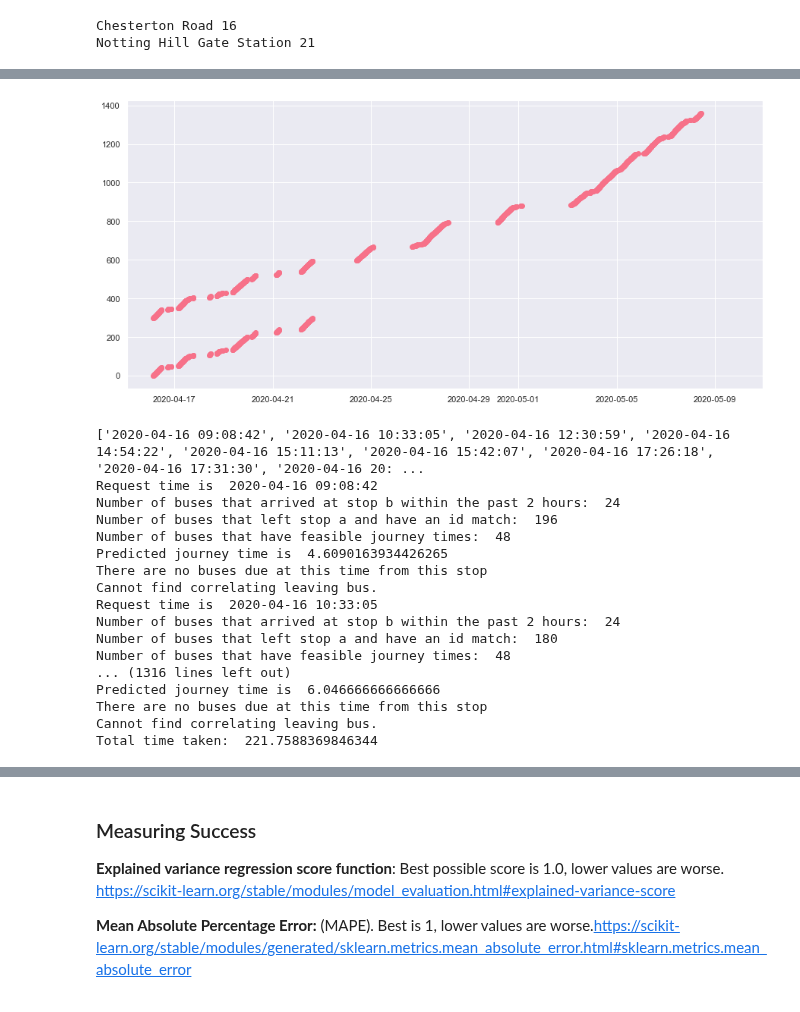
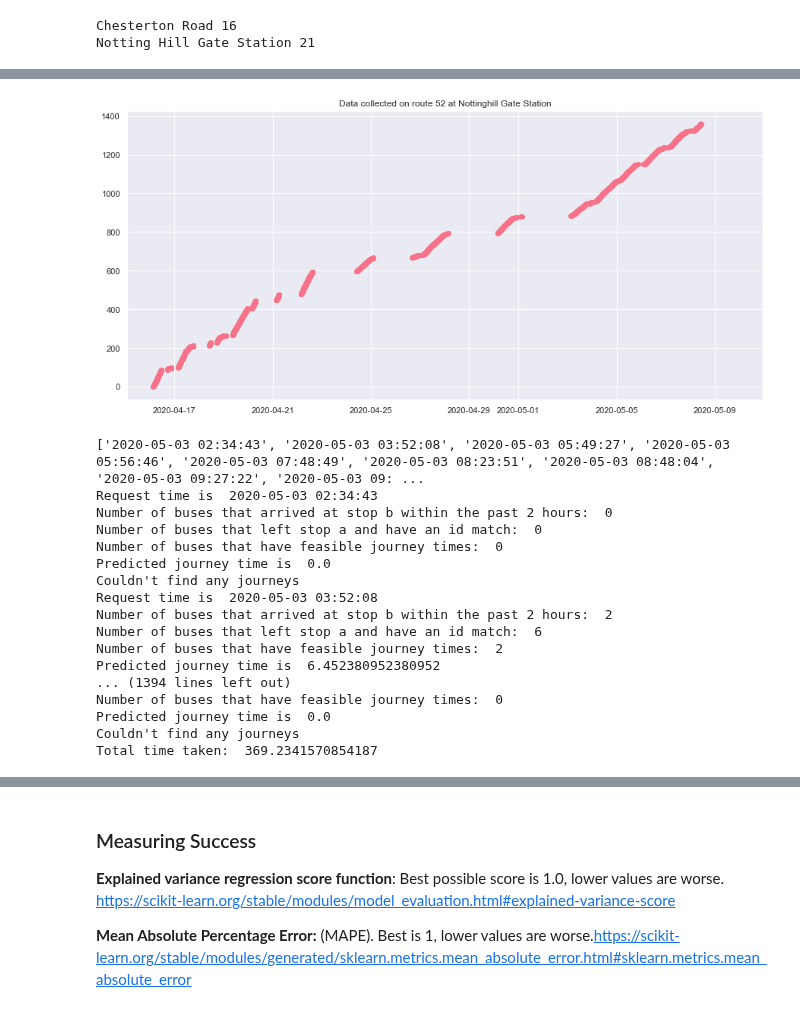
Before and after one commit to serenelc/individual-project-beng, a Jupyter notebook: historical-models.ipynb, the cells around one changed output, grey strips where cells are left out. Saved outputs shown, nothing was run; the diff lists cells and outputs as text; code cells hidden in the pictures.

```diff
--- a/historical-models.ipynb
+++ b/historical-models.ipynb
@@ -65,6 +64,7 @@ def init_explore(df, route):
     df = df[["bus_stop_name", "expected_arrival", "vehicle_id", "time_of_req", "direction"]]
 
     df.rename(columns={'expected_arrival':'time_of_arrival'}, inplace=True)
+    df = df.sort_values(by='time_of_arrival', ignore_index=True)
     return df
 # %%
 def add_extra_data(route):
@@ -438,11 +430,11 @@ I now get the actual arrival time. The same bus that we used to calculate the pr
 
 To evaluate success, plot the predicted journey journey time against the actual journey time and could calculate the MAPE or something along those lines.
 # %%
-stop_a_name = stops_in_sequence_inbound.get("52")[16]
-stop_b_name = stops_in_sequence_inbound.get("52")[21]
+stop_a_name52 = stops_in_sequence_inbound.get("52")[16]
+stop_b_name52 = stops_in_sequence_inbound.get("52")[21]
 
-print(stop_a_name, stops_in_sequence_inbound.get("52").index("Chesterton Road"))
-print(stop_b_name, stops_in_sequence_inbound.get("52").index("Notting Hill Gate Station"))
+print(stop_a_name52, stops_in_sequence_inbound.get("52").index("Chesterton Road"))
+print(stop_b_name52, stops_in_sequence_inbound.get("52").index("Notting Hill Gate Station"))
 # %% [output]
 Chesterton Road 16
 Notting Hill Gate Station 21
@@ -466,9 +458,9 @@ stop_a.head()
 # %%
-stop_b = b_52.loc[(b_52['bus_stop_name'] == stop_b_name) & (b_52['direction'] == 'inbound')]
-[_, stop_b_id, _, _, _] = stop_b.iloc[0]['vehicle_id'].split('_')
-print(stop_b.shape)
-print(stop_b_id)
-stop_b.head()
+stop_b52 = b_52.loc[(b_52['bus_stop_name'] == stop_b_name52) & (b_52['direction'] == 'inbound')]
+[_, stop_b_id52, _, _, _] = stop_b52.iloc[0]['vehicle_id'].split('_')
+print(stop_b52.shape)
+print(stop_b_id52)
+stop_b52.head()
 # %% [output]
 (1360, 5)
 490000167G
@@ -481,11 +473,12 @@ stop_b.head()
 # %%
 fig, ax = plt.subplots(figsize=(15,7))
-x = [convert_time_to_datetime(i) for i in stop_b['time_of_arrival']]
+x = [convert_time_to_datetime(i) for i in stop_b52['time_of_arrival']]
 ax.scatter(x, [i for i in range(0, len(x))])
 ax.set_xlim([dt.datetime(2020, 4, 15, 2), dt.datetime(2020, 5, 10, 22, 59, 59)])
+ax.set_title("Data collected on route 52 at Nottinghill Gate Station")
 plt.show()
 # %% [output]
-[figure, old version]
+[figure, new version]
 # %%
 # Getting predicted arrival times for buses on route 52 for a gap of 5 stops.
 """
@@ -498,14 +491,14 @@ accs_jrny_52 = actual journey times (in minutes)
 
 preds_52 = []
 accs_52 = []
-req_times_52 = generate_random_request_times("2020-04-16 03:00:00", "2020-05-07 23:59:59", 200)
+req_times_52 = generate_random_request_times("2020-05-03 02:00:00", "2020-05-08 23:59:59", 200)
 req_timesx_52 = []
 preds_jrny_52 = []
 accs_jrny_52 = []
 
 start = time.time()
 for req_time in req_times_52:
-    pt, at, pj, aj = pred_eval_arrival_times_mult(req_time, stop_a, stop_b, stop_a_id, stop_b_id)
+    pt, at, pj, aj = pred_eval_arrival_times_mult(req_time, stop_a52, stop_b52, stop_a_id52, stop_b_id52)
     if at == 0:
         continue
 
@@ -516,23 +509,23 @@ for req_time in req_times_52:
     accs_jrny_52.append(aj / 60)
 print("Total time taken: ", (time.time() - start))
 # %% [output]
-['2020-04-16 09:08:42', '2020-04-16 10:33:05', '2020-04-16 12:30:59', '2020-04-16 14:54:22', '2020-04-16 15:11:13', '2020-04-16 15:42:07', '2020-04-16 17:26:18', '2020-04-16 17:31:30', '2020-04-16 20: ...
-Request time is  2020-04-16 09:08:42
-Number of buses that arrived at stop b within the past 2 hours:  24
-Number of buses that left stop a and have an id match:  196
-Number of buses that have feasible journey times:  48
-Predicted journey time is  4.6090163934426265
-There are no buses due at this time from this stop
-Cannot find correlating leaving bus.
-Request time is  2020-04-16 10:33:05
-Number of buses that arrived at stop b within the past 2 hours:  24
-Number of buses that left stop a and have an id match:  180
-Number of buses that have feasible journey times:  48
-... (1316 lines left out)
-Predicted journey time is  6.046666666666666
-There are no buses due at this time from this stop
-Cannot find correlating leaving bus.
-Total time taken:  221.7588369846344
+['2020-05-03 02:34:43', '2020-05-03 03:52:08', '2020-05-03 05:49:27', '2020-05-03 05:56:46', '2020-05-03 07:48:49', '2020-05-03 08:23:51', '2020-05-03 08:48:04', '2020-05-03 09:27:22', '2020-05-03 09: ...
+Request time is  2020-05-03 02:34:43
+Number of buses that arrived at stop b within the past 2 hours:  0
+Number of buses that left stop a and have an id match:  0
+Number of buses that have feasible journey times:  0
+Predicted journey time is  0.0
+Couldn't find any journeys
+Request time is  2020-05-03 03:52:08
+Number of buses that arrived at stop b within the past 2 hours:  2
+Number of buses that left stop a and have an id match:  6
+Number of buses that have feasible journey times:  2
+Predicted journey time is  6.452380952380952
+... (1394 lines left out)
+Number of buses that have feasible journey times:  0
+Predicted journey time is  0.0
+Couldn't find any journeys
+Total time taken:  369.2341570854187
 # %%
 len(preds_jrny_52)
 # %% [output]
```
Also changed, not shown: parts of 15 cells of this notebook, 51 other files.
